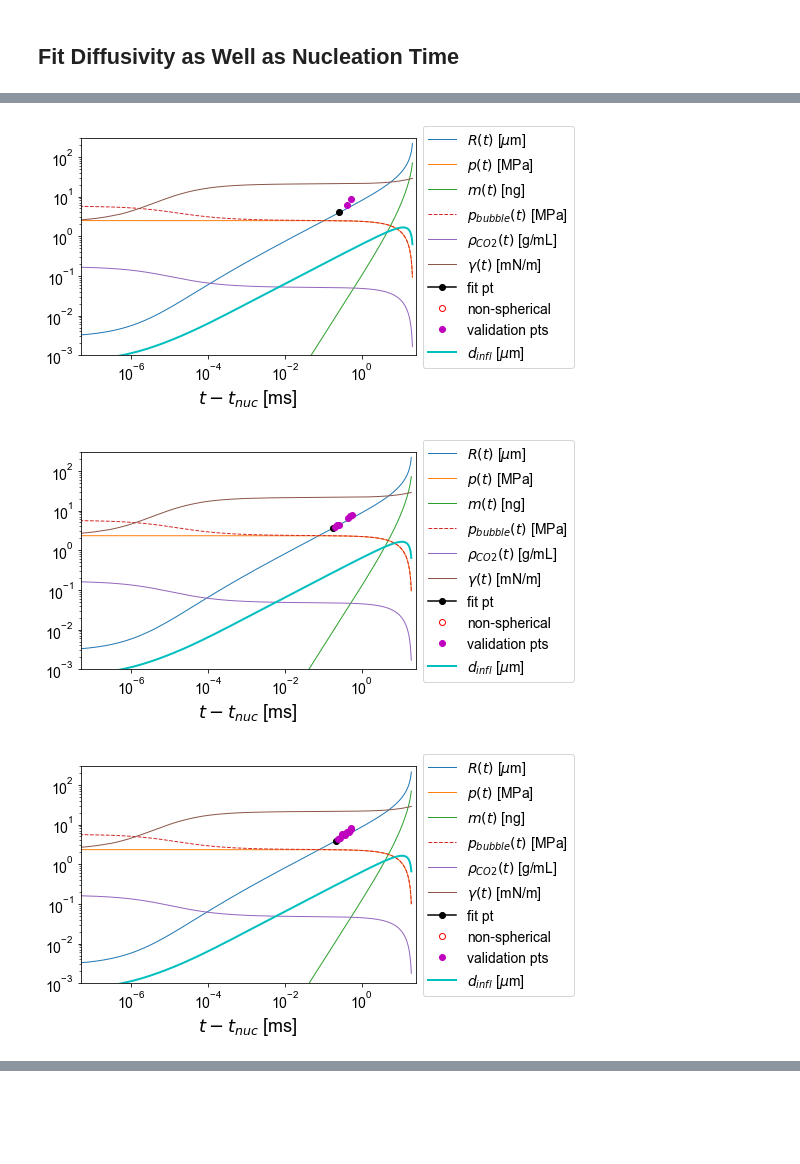
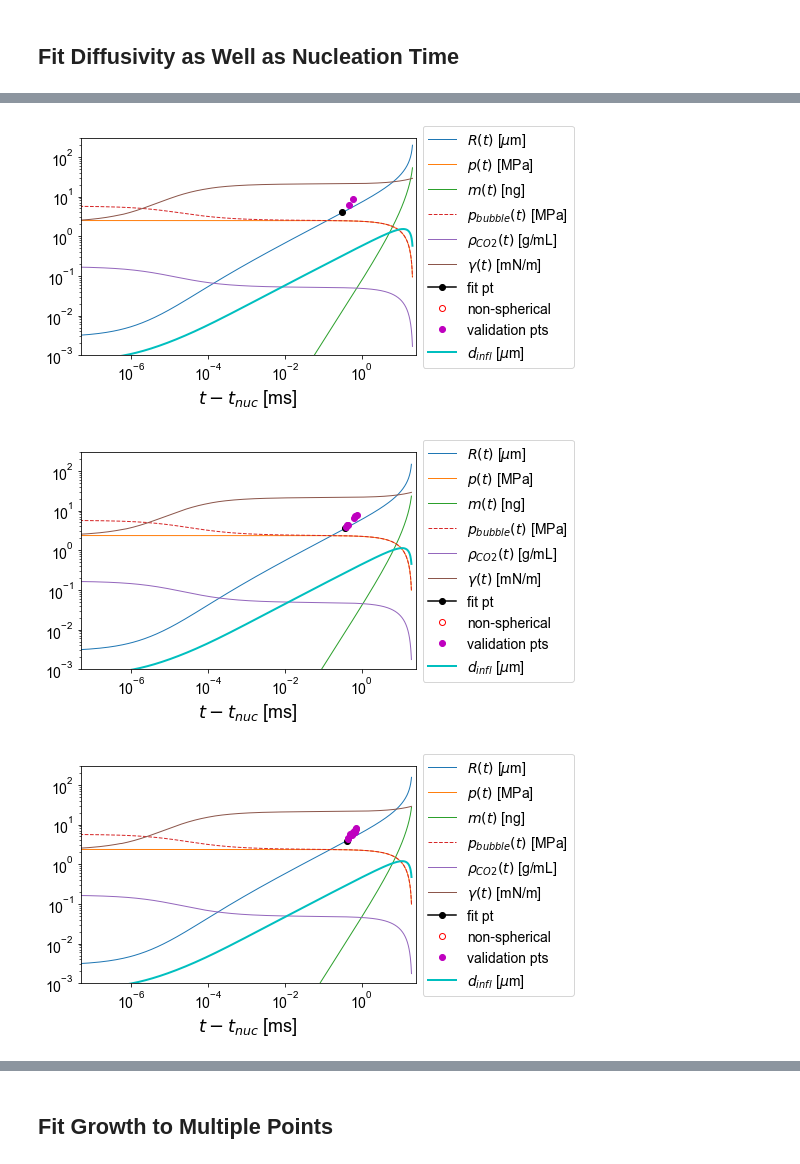
Before and after one commit to andylitalo/bubble-growth, a Jupyter notebook: notebooks/20211202_72bar_eda.ipynb, the cells around one changed output, grey strips where cells are left out. Cells and saved outputs as stored; diff of their text form; code cells hidden in the pictures; blank space fills up the shorter version.

Commit message:
now gets decent fit of data--polished in new ntbk

```diff
--- a/notebooks/20211202_72bar_eda.ipynb
+++ b/notebooks/20211202_72bar_eda.ipynb
@@ -76,7 +78,7 @@ for data_dir in data_dir_list:
     # gets conditions
     # saturation pressure, distance along capillary,
     # estimated local pressure, polyol
-    p_sat, p_est, d, polyol = op.get_conditions(data['metadata'])
+    p_in, p_sat, p_est, p_in, d, L, v_max, t_center, polyol = op.get_conditions(data['metadata'])
 
     # gets sizes of each bubble
     for ID, obj in data['objects'].items():
@@ -166,16 +177,9 @@ for data_dir in data_dir_list:
     with open(os.path.join(data_dir, data_filename), 'rb') as f:
         data = pkl.load(f)
 
-    # gets conditions
-    # saturation pressure, distance along capillary,
-    # estimated local pressure, polyol
-    p_sat, p_est, d, polyol = op.get_conditions(data['metadata'])
-    L = data['metadata']['L'] # length of observation capillary [m]
-    p_in = -data['metadata']['object_kwargs']['dp'] # inlet pressure est w flow eqns [Pa]
-    v_max = data['metadata']['object_kwargs']['v_max'] # centerline speed [m/s] est w flow eqns
-
-    # computes time to reach center of field of view
-    t_center = d / v_max
+    # gets conditions of experiment
+    p_in, p_sat, p_est, p_in, d, L, \
+    v_max, t_center, polyol = op.get_conditions(data['metadata'])
 
     # gets sizes of each bubble
     for ID, obj in data['objects'].items():
@@ -240,8 +244,8 @@ Model prediction at fit point is R = 3.940775 um.
 # %%
 # analysis parameters
 W_frac = 0.5 # ignores all bubbles for which width is less than this fraction of length
-frac_lo = 0.97
-frac_hi = 1.03
+frac_lo = 0.95
+frac_hi = 1.05
 growth_fn = bubble.grow
 
 # Epstein--Plesset params
@@ -255,12 +259,15 @@ D_max = 8E-9
 
 # other params
 i_t_nuc = 0
-sigma_R = 0.01
+sigma_R = 0.02
 rms_tol = 0.01 # keep high--this is used to fit D, must allow for noise in data
-max_iter = 25
+slope_tol = 0.01
+max_iter = 15
 i_t = 0
 i_R = 8
-dict_args = {'D' : D}
+
+x_lim = [1E-2, 30]
+y_lim = [1E-1, 100]
 
 
 # number of bubbles to fit
@@ -275,16 +282,9 @@ for data_dir in data_dir_list:
     with open(os.path.join(data_dir, data_filename), 'rb') as f:
         data = pkl.load(f)
 
-    # gets conditions
-    # saturation pressure, distance along capillary,
-    # estimated local pressure, polyol
-    p_sat, p_est, d, polyol = op.get_conditions(data['metadata'])
-    L = data['metadata']['L'] # length of observation capillary [m]
-    p_in = -data['metadata']['object_kwargs']['dp'] # inlet pressure est w flow eqns [Pa]
-    v_max = data['metadata']['object_kwargs']['v_max'] # centerline speed [m/s] est w flow eqns
-
-    # computes time to reach center of field of view
-    t_center = d / v_max
+    # gets conditions of experiment
+    p_in, p_sat, p_est, p_in, d, L, \
+    v_max, t_center, polyol = op.get_conditions(data['metadata'])
 
     # gets sizes of each bubble
     for ID, obj in data['objects'].items():
@@ -332,17 +332,18 @@ for data_dir in data_dir_list:
             # fits nucleation time to data [s]
             t_nuc, output = an.fit_growth_to_pt(t_bub[0], R_bub[0], t_nuc_lo, t_nuc_hi,
                                                 growth_fn, eps_params, i_t_nuc, sigma_R=sigma_R,
-                                                max_iter=max_iter, i_t=i_t, i_R=i_R, dict_args=dict_args)
+                                                max_iter=max_iter, i_t=i_t, i_R=i_R, dict_args=dict_args,
+                                               x_lim=x_lim, y_lim=y_lim)
 
-            # evaluates root mean square error
-            rms_err = an.compute_rms_err(t_bub, R_bub, output)
 
             # rms from t^1/2 fit
             t_fit = output[0]
             R_fit = output[-2]
-            slope_fit, const = np.polyfit( np.sqrt(t_fit - t_nuc), R_fit, 1 )
-            R_sqrt_t = slope_fit*np.sqrt(t_fit - t_nuc) + const
-            rms_data = an.compute_rms_err(t_fit, R_sqrt_t, output)
+            a, b = np.polyfit( np.log(t_fit[1:] - t_nuc), np.log(R_fit[1:]), 1 )
+            R_power_law = np.exp(b) * (t_fit - t_nuc)**a
+            rms_data = an.calc_rms_err(t_fit[1:], R_power_law[1:], t_fit, R_fit)
+            # computes rms of fit
+            rms_err = an.calc_rms_err(t_bub, R_bub, t_fit, R_fit)
             rms_excess = rms_err - rms_data
 
             if rms_excess < rms_tol:
@@ -351,9 +352,18 @@ for data_dir in data_dir_list:
             else:
                 print('D = {0:g} m^2/s. rms = {1:.3f} is ABOVE tolerance of {2:.3f}.'.format(D, rms_excess, rms_tol))
                 # compares slopes of fit and data
+                slope_fit, _ = np.polyfit( np.sqrt(t_fit - t_nuc), R_fit, 1 )
                 slope_meas, _ = np.polyfit( np.sqrt(t_bub - t_nuc), R_bub, 1 )
+                slope_ratio = slope_fit / slope_meas
+
+                if np.abs(slope_ratio - 1) < slope_tol:
+                    print('Slope ratio {0:.3f} deviates from 1 by less than tolerance {1:.3f}.' \
+                          .format(slope_ratio, slope_tol))
+                    break
+
+                print('Slope ratio = {0:.3f}'.format(slope_ratio))
                 # decreases D if fitted slope is too high
-                if slope_fit > slope_meas:
+                if slope_ratio > 1:
                     D_max_tmp = D
                 # increases D if fitted slope is too low
                 else:
@@ -400,4 +410,4 @@ Model prediction at fit point is R = 4.144758 um.
 [figure]
-[figure, old version]
+[figure, new version]
-[figure, old version]
+[figure, new version]
 [figure]
@@ -404,0 +415,2 @@ Model prediction at fit point is R = 4.144758 um.
+# %% [markdown]
+## Fit Growth to Multiple Points
```
Also changed, not shown: parts of 8 cells of this notebook.
